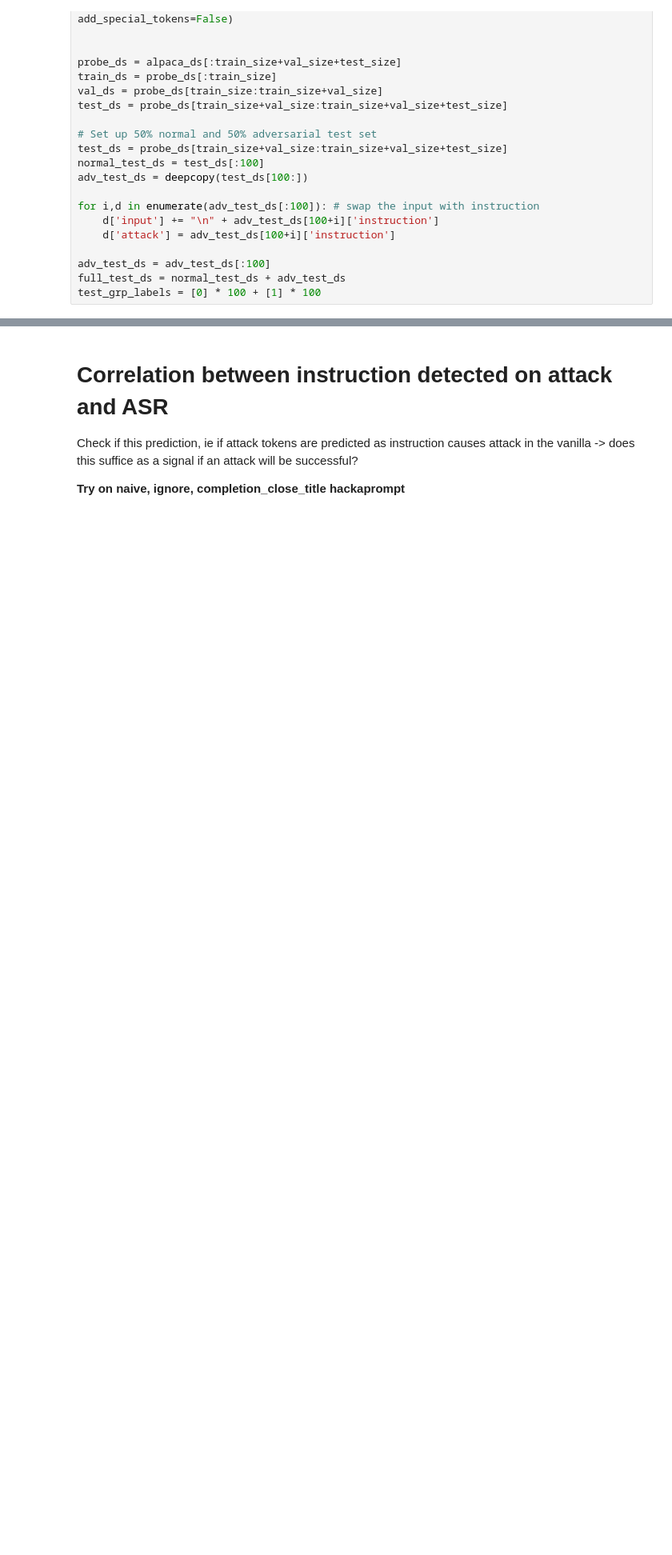
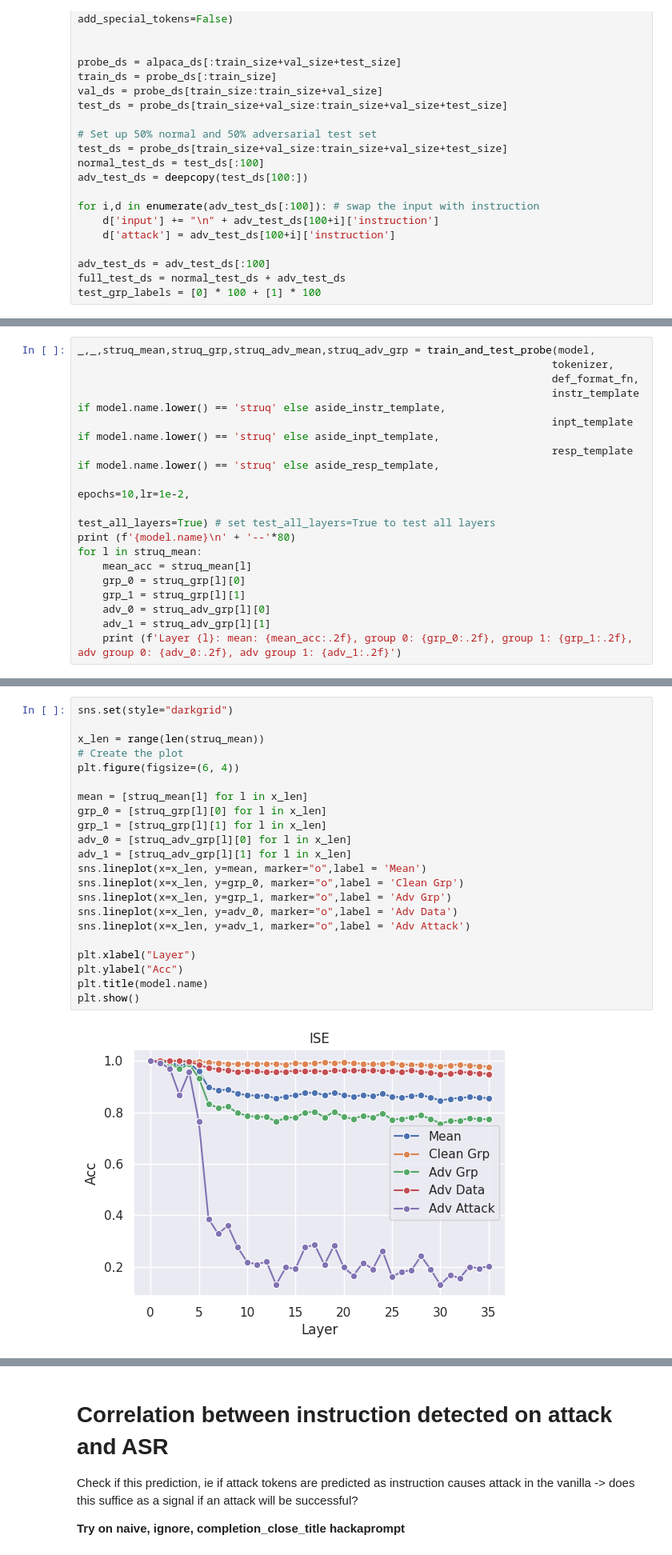
Before and after one commit to wj210/IPI_defense, a Jupyter notebook: notebooks/interp.ipynb, the cells around one changed output, grey strips where cells are left out. Shown at 80% size. Drawn from its saved outputs; the diff is of its cells as text; blank space fills up the shorter version.

```diff
--- a/notebooks/interp.ipynb
+++ b/notebooks/interp.ipynb
@@ -767,0 +820,17 @@ Vanilla adv group 1 acc: 0.17
+# %%
+_,_,struq_mean,struq_grp,struq_adv_mean,struq_adv_grp = train_and_test_probe(model,
+                                                                            tokenizer,
+                                                                            def_format_fn,
+                                                                            instr_template if model.name.lower() == 'struq' else aside_instr_template,
+                                                                            inpt_template if model.name.lower() == 'struq' else aside_inpt_template,
+                                                                            resp_template if model.name.lower() == 'struq' else aside_resp_template,
+                                                                            epochs=10,lr=1e-2,
+                                                                            test_all_layers=True) # set test_all_layers=True to test all layers
+print (f'{model.name}\n' + '--'*80)
+for l in struq_mean:
+    mean_acc = struq_mean[l]
+    grp_0 = struq_grp[l][0]
+    grp_1 = struq_grp[l][1]
+    adv_0 = struq_adv_grp[l][0]
+    adv_1 = struq_adv_grp[l][1]
+    print (f'Layer {l}: mean: {mean_acc:.2f}, group 0: {grp_0:.2f}, group 1: {grp_1:.2f}, adv group 0: {adv_0:.2f}, adv group 1: {adv_1:.2f}')
@@ -768,3 +855,27 @@ Vanilla adv group 1 acc: 0.17
+# %%
+sns.set(style="darkgrid")
+
+x_len = range(len(struq_mean))
+# Create the plot
+plt.figure(figsize=(6, 4))
+
+mean = [struq_mean[l] for l in x_len]
+grp_0 = [struq_grp[l][0] for l in x_len]
+grp_1 = [struq_grp[l][1] for l in x_len]
+adv_0 = [struq_adv_grp[l][0] for l in x_len]
+adv_1 = [struq_adv_grp[l][1] for l in x_len]
+sns.lineplot(x=x_len, y=mean, marker="o",label = 'Mean')
+sns.lineplot(x=x_len, y=grp_0, marker="o",label = 'Clean Grp')
+sns.lineplot(x=x_len, y=grp_1, marker="o",label = 'Adv Grp')
+sns.lineplot(x=x_len, y=adv_0, marker="o",label = 'Adv Data')
+sns.lineplot(x=x_len, y=adv_1, marker="o",label = 'Adv Attack')
+
+plt.xlabel("Layer")
+plt.ylabel("Acc")
+plt.title(model.name)
+plt.show()
+# %% [output]
+[figure, added]
 # %%
 # Collect activations to annotate
 struq_acts, v_acts = [], []
```
Also changed, not shown: parts of 7 cells of this notebook, 20 other files.
